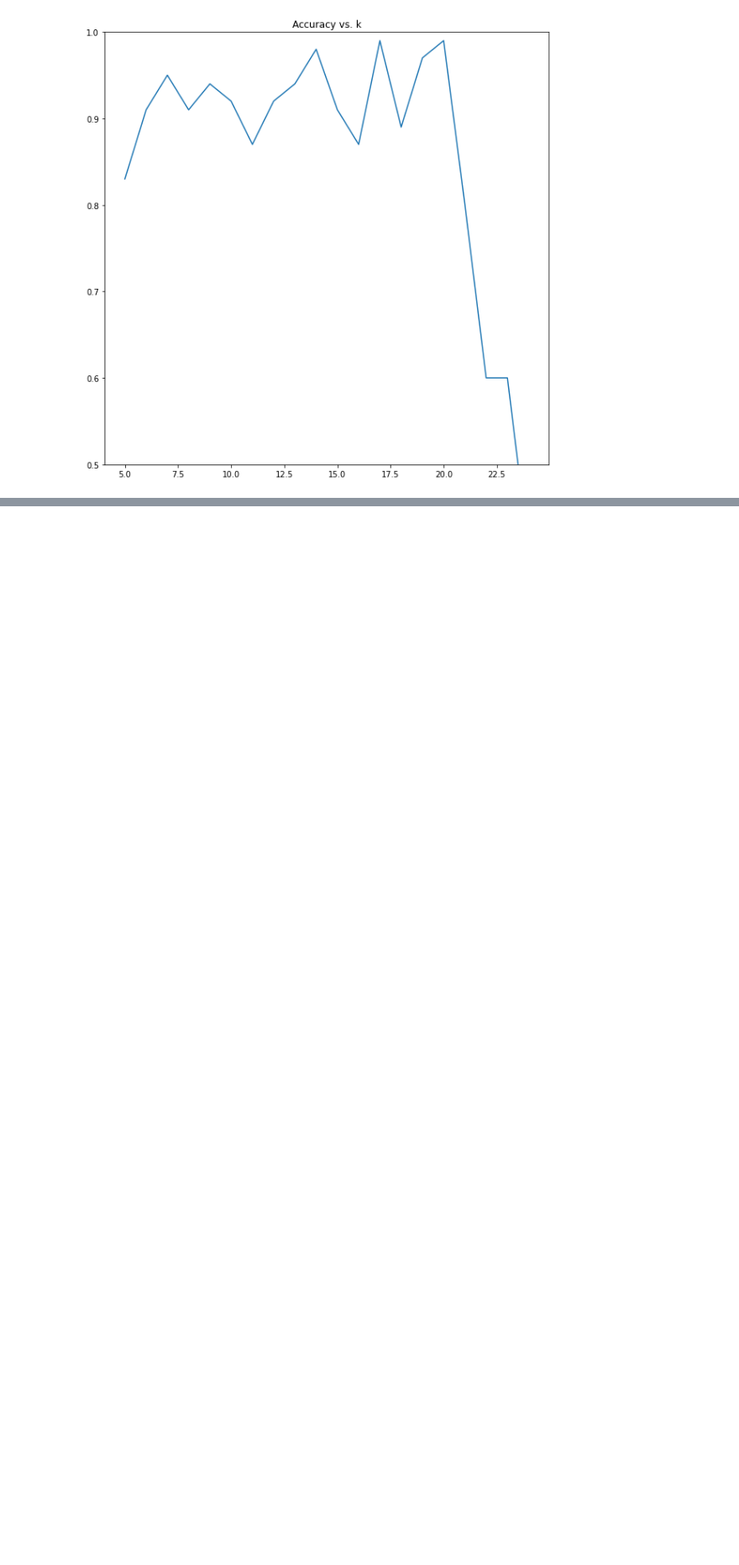
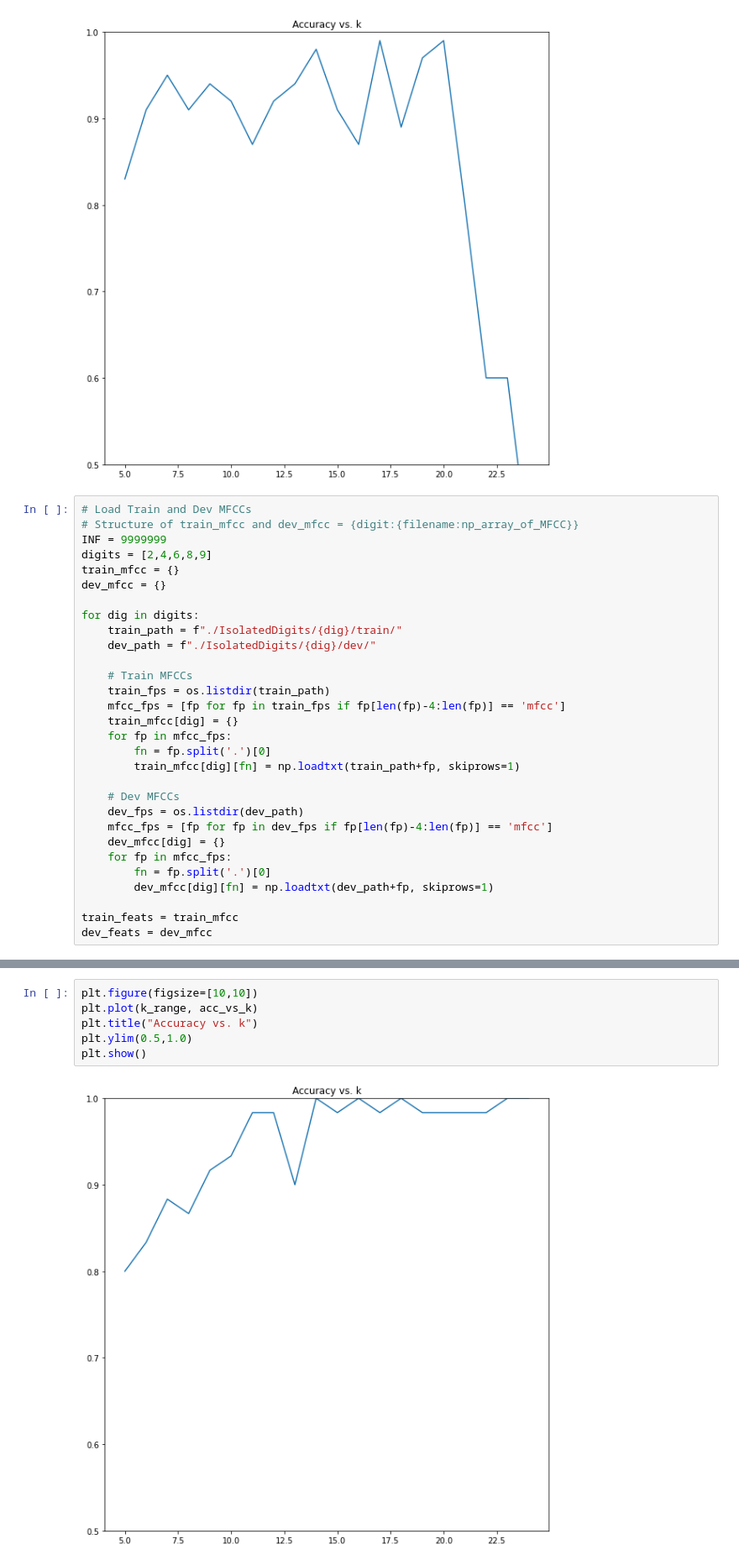
Before and after one commit to nihalgeorge01/CS5691-Submissions, a Jupyter notebook: A3/B_hmm/B_hmm_notebook.ipynb, the cells around one changed output, grey strips where cells are left out. Shown at 84% size. Cells and saved outputs as stored; diff of their text form; blank space fills up the shorter version.

Commit message:
Add HMM for MFCC, and results txt

```diff
--- a/A3/B_hmm/B_hmm_notebook.ipynb
+++ b/A3/B_hmm/B_hmm_notebook.ipynb
@@ -706,3 +706,33 @@ plt.ylim(0.5,1.0)
 plt.show()
 # %% [output]
 [figure]
+# %%
+# Load Train and Dev MFCCs
+# Structure of train_mfcc and dev_mfcc = {digit:{filename:np_array_of_MFCC}}
+INF = 9999999
+digits = [2,4,6,8,9]
+train_mfcc = {}
+dev_mfcc = {}
+
+for dig in digits:
+    train_path = f"./IsolatedDigits/{dig}/train/"
+    dev_path = f"./IsolatedDigits/{dig}/dev/"
+
+    # Train MFCCs
+    train_fps = os.listdir(train_path)
+    mfcc_fps = [fp for fp in train_fps if fp[len(fp)-4:len(fp)] == 'mfcc']
+    train_mfcc[dig] = {}
+    for fp in mfcc_fps:
+        fn = fp.split('.')[0]
+        train_mfcc[dig][fn] = np.loadtxt(train_path+fp, skiprows=1)
+
+    # Dev MFCCs
+    dev_fps = os.listdir(dev_path)
+    mfcc_fps = [fp for fp in dev_fps if fp[len(fp)-4:len(fp)] == 'mfcc']
+    dev_mfcc[dig] = {}
+    for fp in mfcc_fps:
+        fn = fp.split('.')[0]
+        dev_mfcc[dig][fn] = np.loadtxt(dev_path+fp, skiprows=1)
+
+train_feats = train_mfcc
+dev_feats = dev_mfcc
@@ -709,3 +816,11 @@ plt.show()
+# %%
+plt.figure(figsize=[10,10])
+plt.plot(k_range, acc_vs_k)
+plt.title("Accuracy vs. k")
+plt.ylim(0.5,1.0)
+plt.show()
+# %% [output]
+[figure, added]
 # %%
 # TODOs
 
```
Also changed, not shown: parts of 3 cells of this notebook, 17 other files.
